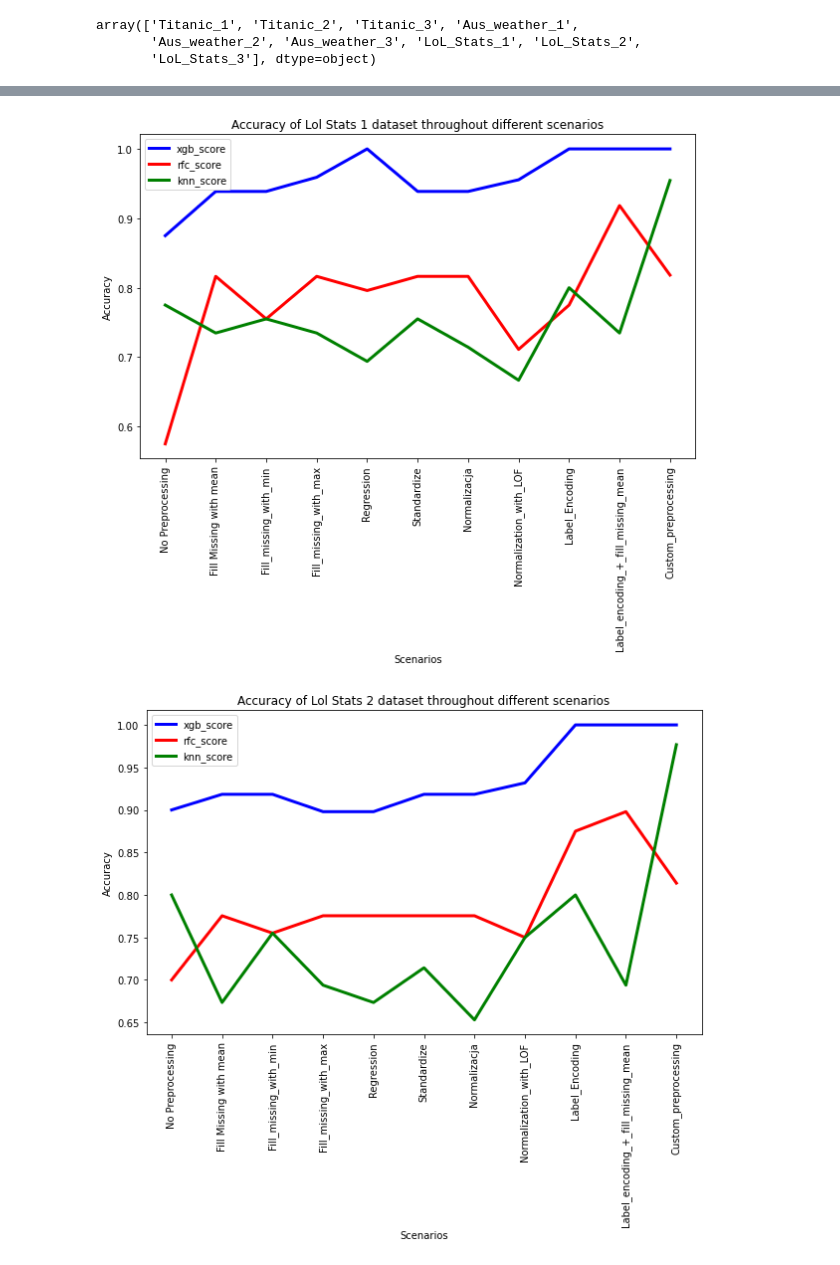
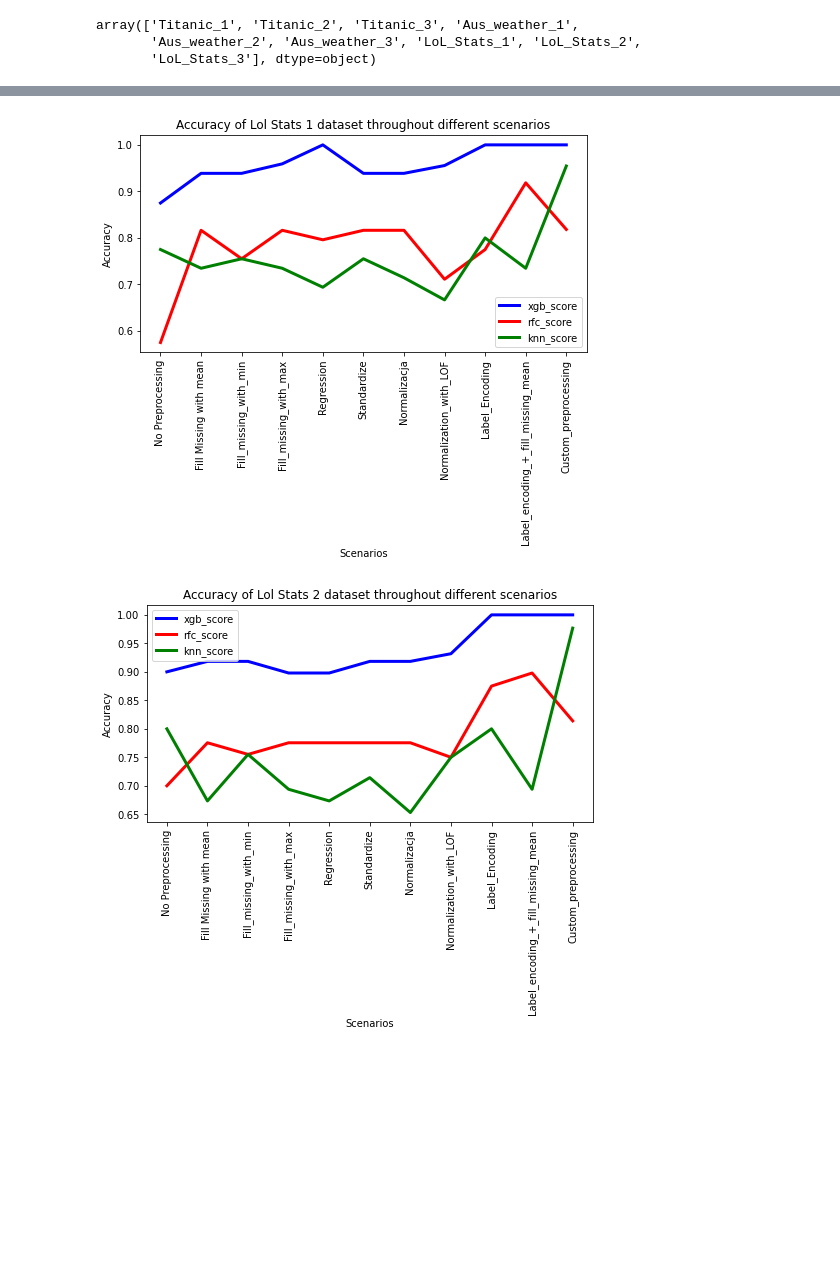
Before and after one commit to dlitwinski42/PracaMagPreproccessing, a Jupyter notebook: Titanic/Results.ipynb, the cells around one changed output, grey strips where cells are left out. Cells and saved outputs as stored; diff of their text form; code cells hidden in the pictures; blank space fills up the shorter version.

Commit message:
First draft of the remaining chapters and small changes to plots

```diff
--- a/Titanic/Results.ipynb
+++ b/Titanic/Results.ipynb
@@ -66,12 +66,12 @@ lol_stats_1 = get_dataset_results('LoL_Stats_1')
 lol_stats_2 = get_dataset_results('LoL_Stats_2')
 lol_stats_3 = get_dataset_results('LoL_Stats_3')
 # %%
-def plot_1(dataset, title):
+def plot_1(dataset, title, filename):
     x1 = results['scenario'].unique()
     y1 = dataset['xgb_score']
     y2 = dataset['rfc_score']
     y3 = dataset['knn_score']
-    plt.figure(figsize=(10,6))
+    plt.figure(figsize=(8,4))
     plt.xticks(rotation = 90)
     plt.plot(x1,y1, color='blue', linewidth = 3,  label = 'xgb_score')
     plt.plot(x1,y2, color='red', linewidth = 3,  label = 'rfc_score')
@@ -80,5 +80,6 @@ def plot_1(dataset, title):
     plt.ylabel('Accuracy')
     plt.title(title)
     plt.legend()
+    plt.savefig('../Praca/Wykresy/'+filename+'.png', bbox_inches='tight')
     plt.show()
 # %%
@@ -137,9 +140,9 @@ plot_1(aus_weather_3,"Accuracy of Aus Weather 3 dataset throughout different sce
 # %%
-plot_1(lol_stats_1,"Accuracy of Lol Stats 1 dataset throughout different scenarios")
+plot_1(lol_stats_1,"Accuracy of Lol Stats 1 dataset throughout different scenarios","Lol_Stats_1")
 # %% [output]
-[figure, old version]
+[figure, new version]
 # %%
-plot_1(lol_stats_2,"Accuracy of Lol Stats 2 dataset throughout different scenarios")
+plot_1(lol_stats_2,"Accuracy of Lol Stats 2 dataset throughout different scenarios","Lol_Stats_2")
 # %% [output]
-[figure, old version]
+[figure, new version]
 # %%
```
Also changed, not shown: parts of 11 cells of this notebook, 13 other files.
